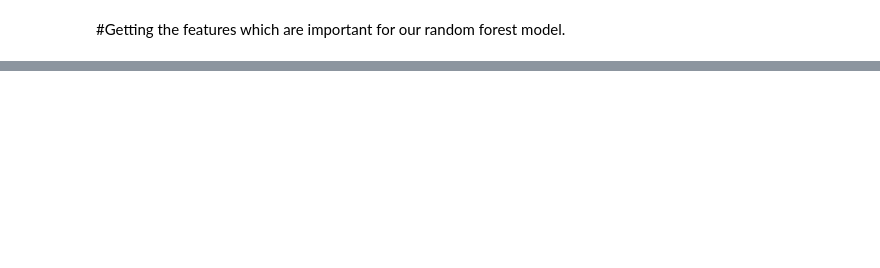
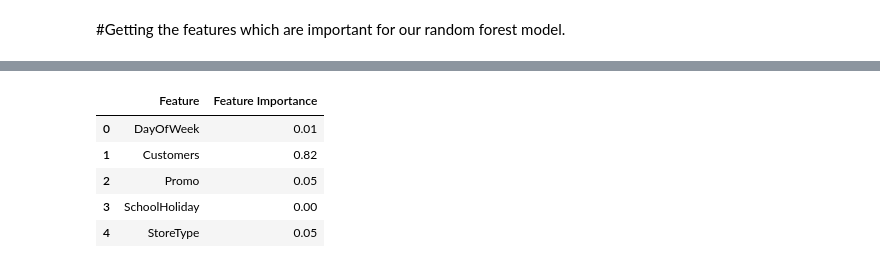
Before and after one commit to Lovejeet-Singh-31/Retail-Sales-Prediction, a Jupyter notebook: Rossmann_Sales_Prediction_Capstone_Project.ipynb, the cells around one changed output, grey strips where cells are left out. Drawn from its saved outputs; the diff is of its cells as text; code cells hidden in the pictures; blank space fills up the shorter version.

```diff
--- a/Rossmann_Sales_Prediction_Capstone_Project.ipynb
+++ b/Rossmann_Sales_Prediction_Capstone_Project.ipynb
@@ -2111,0 +2265,9 @@ xgb_bayscv.fit(X_train,y_train)
+# %%
+importance_df.head()
+# %% [output]
+|  | Feature | Feature Importance |
+| 0 | DayOfWeek | 0.01 |
+| 1 | Customers | 0.82 |
+| 2 | Promo | 0.05 |
+| 3 | SchoolHoliday | 0.00 |
+| 4 | StoreType | 0.05 |
```
Also changed, not shown: parts of 66 cells of this notebook.
